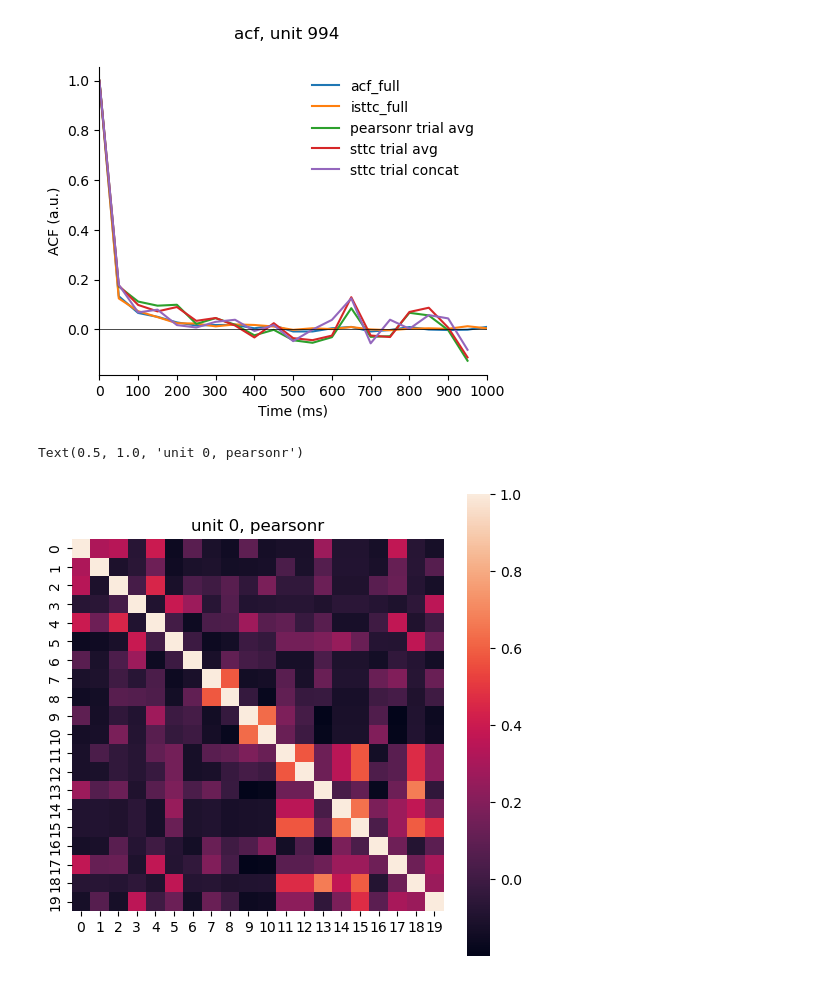
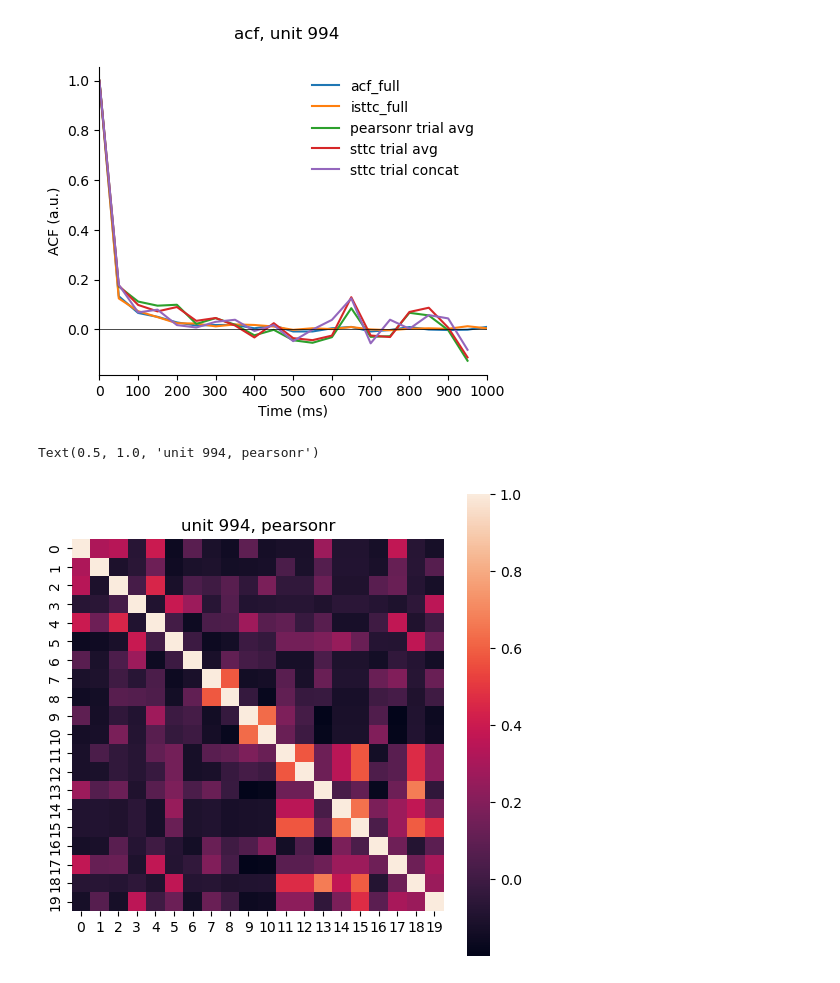
Before and after one commit to iinnpp/isttc, a Jupyter notebook: notebooks/methods/methods_example.ipynb, the cells around one changed output. Cells and saved outputs as stored; diff of their text form; code cells hidden in the pictures.

```diff
--- a/notebooks/methods/methods_example.ipynb
+++ b/notebooks/methods/methods_example.ipynb
@@ -166,19 +161,19 @@ sns.despine()
 # %%
 acf_matrix_ = pearsonr_trial_avg_dict[unit_id]['acf_matrix'][2]
 metric_ = 'pearsonr'
 
 
 fig, axes = plt.subplots(1,1,figsize=(6,6))
 acf_matrix_plot = acf_matrix_.T + acf_matrix_
 np.fill_diagonal(acf_matrix_plot, 1)
 sns.heatmap(acf_matrix_plot, ax=axes)
 axes.set_aspect('equal', adjustable='box')
-axes.set_title('unit ' + str(unit_id_) + ', ' + metric_)
+axes.set_title('unit ' + str(unit_id) + ', ' + metric_)
 #fig.savefig(fig_folder + 'unit_' + str(unit_id_), bbox_inches='tight')
 #plt.close()
 # %% [output]
-Text(0.5, 1.0, 'unit 0, pearsonr')
+Text(0.5, 1.0, 'unit 994, pearsonr')
-[figure, old version]
+[figure, new version]
 # %%
 acf_matrix_ = sttc_trial_avg_dict[unit_id]['acf_matrix'][2]
 metric_ = 'sttc'
```
Also changed, not shown: parts of 2 cells of this notebook, 24 other files.
